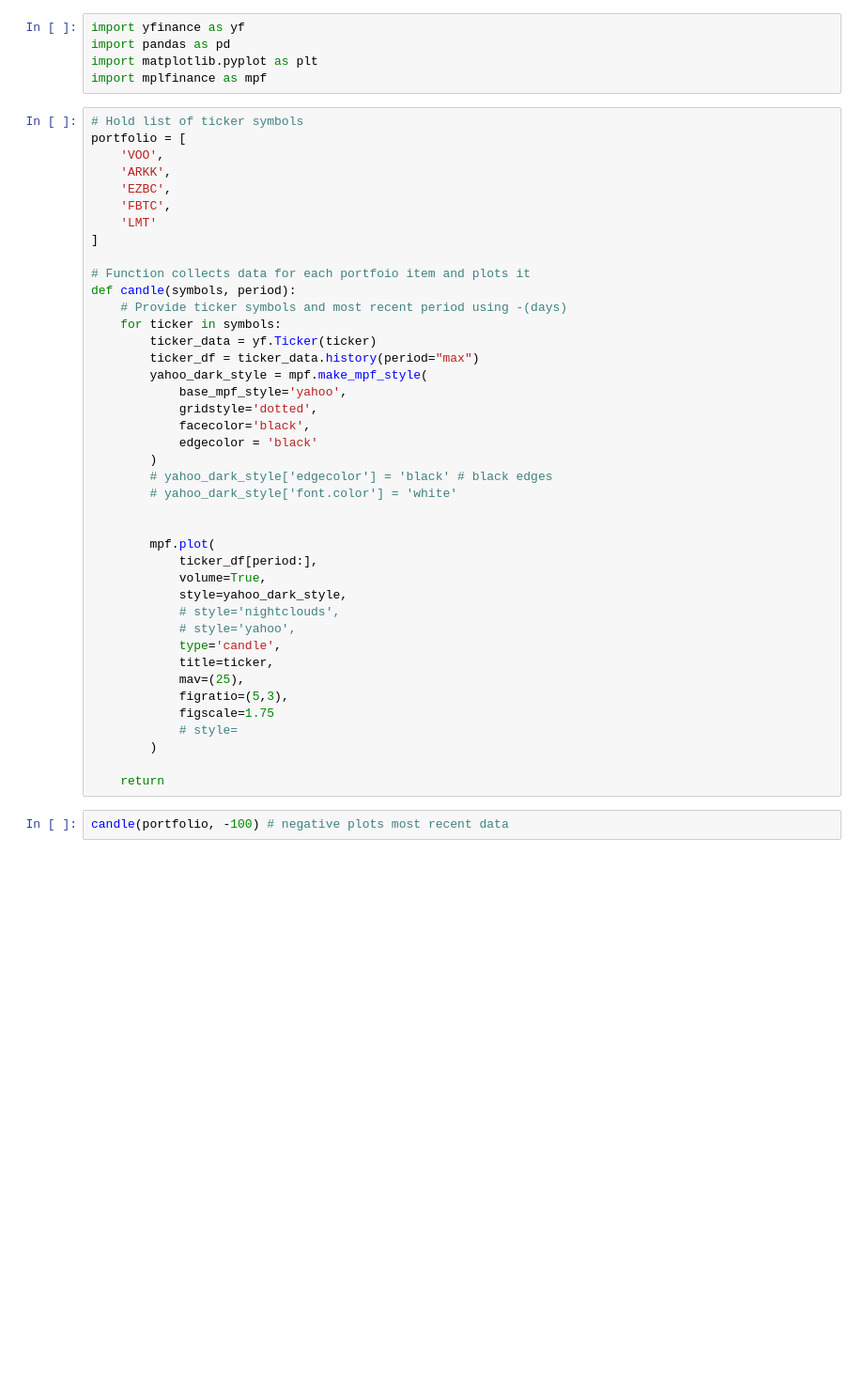
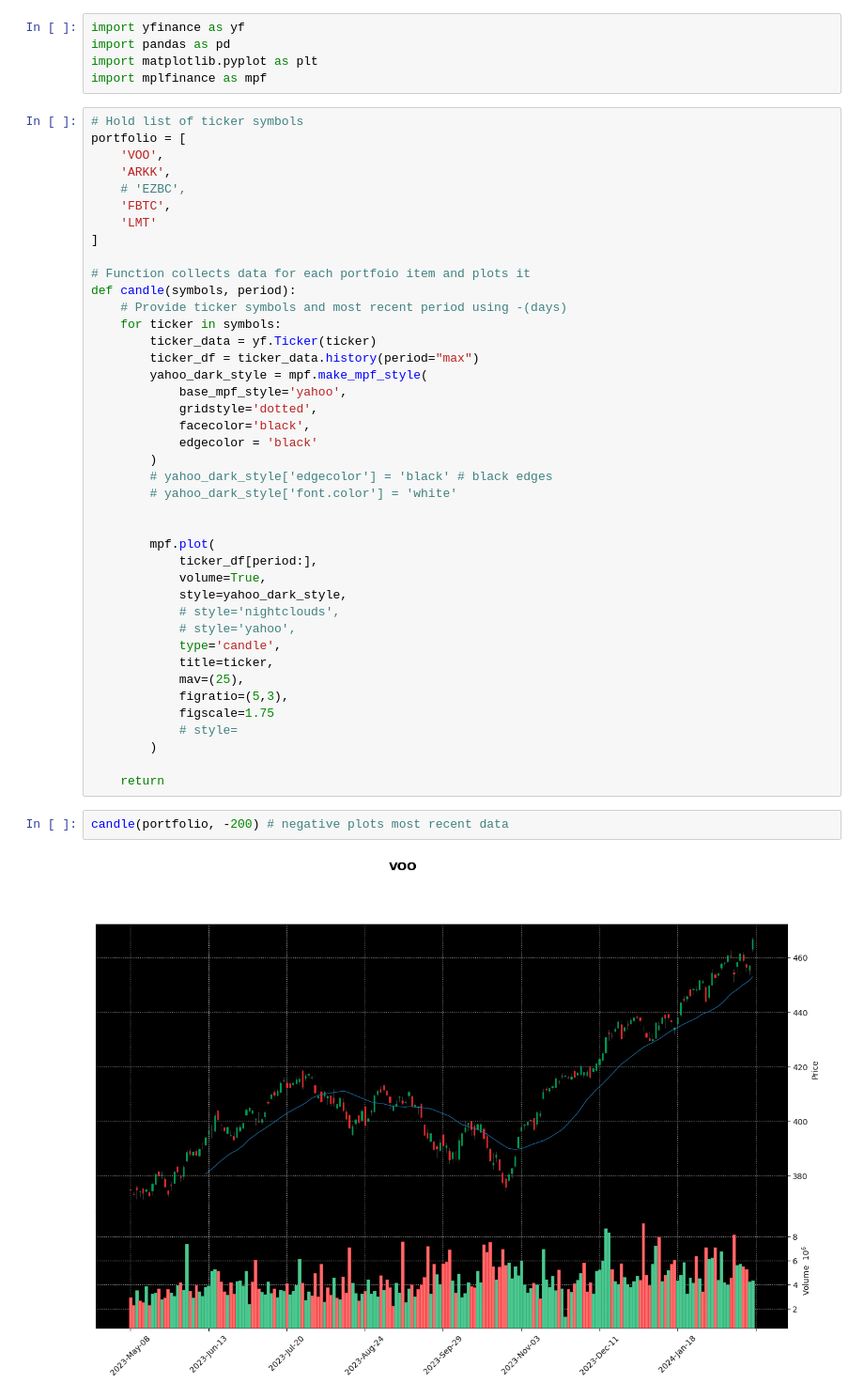
Before and after one commit to cphchip/side_projects, a Jupyter notebook: stock_ticker.ipynb, the cells around one changed output. Shown: that part at 94% size. Cells and saved outputs as stored; diff of their text form; blank space fills up the shorter version.

Commit message:
Added more functionality to graphs

```diff
--- a/stock_ticker.ipynb
+++ b/stock_ticker.ipynb
@@ -8,7 +8,7 @@ import mplfinance as mpf
 portfolio = [
     'VOO',
     'ARKK',
-    'EZBC',
+    # 'EZBC',
     'FBTC',
     'LMT'
 ]
@@ -45,4 +45,6 @@ def candle(symbols, period):
 
     return
 # %%
-candle(portfolio, -100) # negative plots most recent data
+candle(portfolio, -200) # negative plots most recent data
+# %% [output]
+[figure, added]
```
Also changed, not shown: parts of 1 cell of this notebook.
